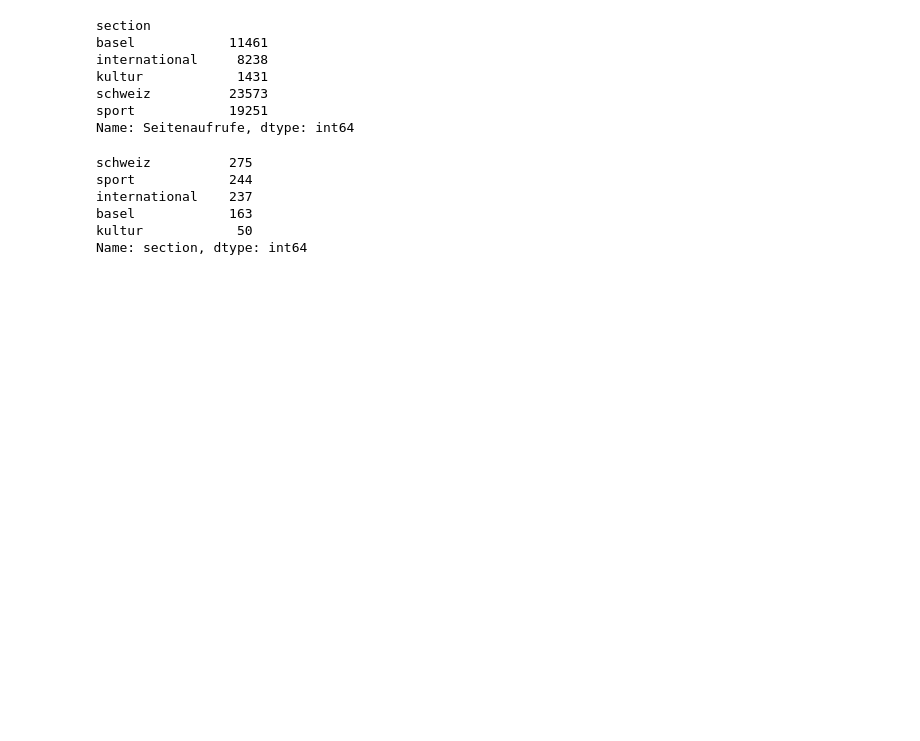
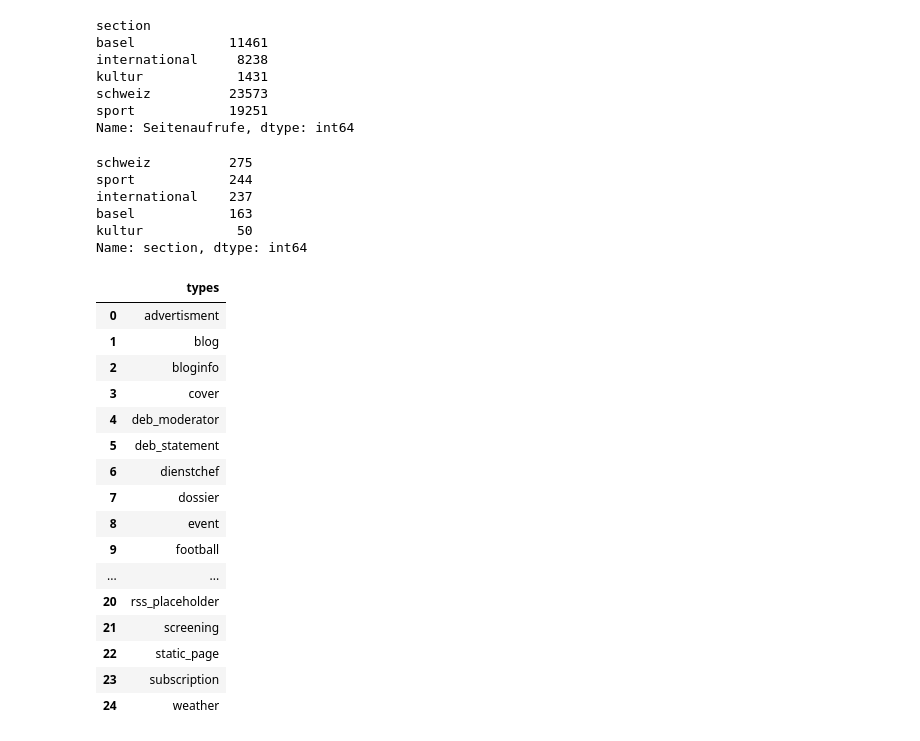
Before and after one commit to TagesWoche/analytics, a Jupyter notebook: Analytics_API_scrape.ipynb, the cells around one changed output. Cells and saved outputs as stored; diff of their text form; code cells hidden in the pictures; blank space fills up the shorter version.

```diff
--- a/Analytics_API_scrape.ipynb
+++ b/Analytics_API_scrape.ipynb
@@ -313,0 +317,20 @@ Name: section, dtype: int64
+# %%
+article_types
+# %% [output]
+|  | types |
+| 0 | advertisment |
+| 1 | blog |
+| 2 | bloginfo |
+| 3 | cover |
+| 4 | deb_moderator |
+| 5 | deb_statement |
+| 6 | dienstchef |
+| 7 | dossier |
+| 8 | event |
+| 9 | football |
+| ... | ... |
+| 20 | rss_placeholder |
+| 21 | screening |
+| 22 | static_page |
+| 23 | subscription |
+| 24 | weather |
```
Also changed, not shown: parts of 5 cells of this notebook, 4 other files.
